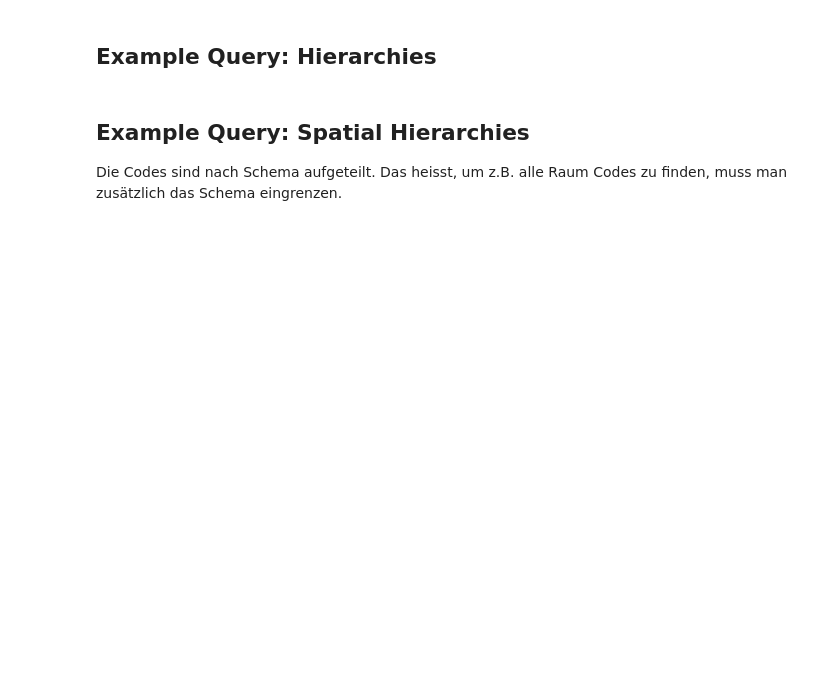
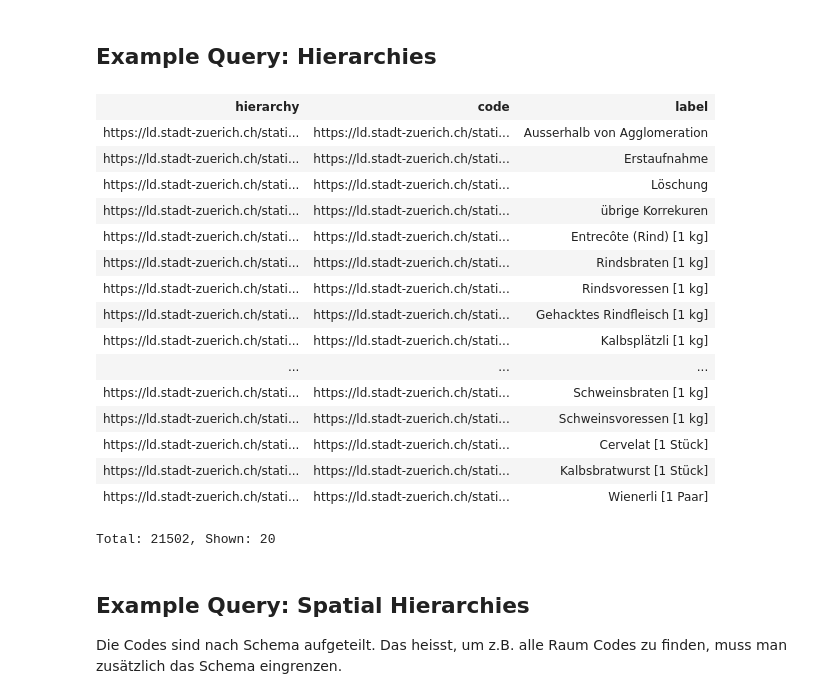
Before and after one commit to StatistikStadtZuerich/documentation, a Jupyter notebook: LOSD_Manual_of_Statistik_Stadt_Zurich.ipynb, the cells around one changed output. Saved outputs shown, nothing was run; the diff lists cells and outputs as text; code cells hidden in the pictures; blank space fills up the shorter version.

```diff
--- a/LOSD_Manual_of_Statistik_Stadt_Zurich.ipynb
+++ b/LOSD_Manual_of_Statistik_Stadt_Zurich.ipynb
@@ -432,24 +682,37 @@ ORDER BY ?codeIRI
 # %% [markdown]
 ## Example Query: Hierarchies
 # %%
-BASE <https://ld.stadt-zuerich.ch/statistics/>
 PREFIX qb: <http://purl.org/linked-data/cube#>
 PREFIX skos: <http://www.w3.org/2004/02/skos/core#>
 PREFIX rdfs: <http://www.w3.org/2000/01/rdf-schema#>
-PREFIX rdf: <http://www.w3.org/1999/02/22-rdf-syntax-ns#>
 
-SELECT ?hierarchy ?code ?label WHERE{
-    #Die Codes haben den Typ "Concept" des RFD Data Cube Modells
-    ?codeIRI a skos:Concept;
+SELECT ?hierarchy ?code ?label
+FROM <https://linked.opendata.swiss/graph/zh/statistics>
+WHERE{
+    ?code a skos:Concept;
         rdfs:label ?label;
-        skos:broader ?hierarchyIRI.
-
-    #Der Anschaulichkeit halber werden die PREFIXes nicht angezeigt
-    BIND(STRAFTER(STR(?codeIRI), STR(<code/>)) AS ?code).
-    BIND(STRAFTER(STR(?hierarchyIRI), STR(<code/>)) AS ?hierarchy).
+        skos:broader ?hierarchy.
 }
 GROUP BY ?hierarchy ?code ?label
 ORDER BY ?code
+# %% [output]
+| hierarchy | code | label |
+| https://ld.stadt-zuerich.ch/stati... | https://ld.stadt-zuerich.ch/stati... | Ausserhalb von Agglomeration |
+| https://ld.stadt-zuerich.ch/stati... | https://ld.stadt-zuerich.ch/stati... | Erstaufnahme |
+| https://ld.stadt-zuerich.ch/stati... | https://ld.stadt-zuerich.ch/stati... | Löschung |
+| https://ld.stadt-zuerich.ch/stati... | https://ld.stadt-zuerich.ch/stati... | übrige Korrekuren |
+| https://ld.stadt-zuerich.ch/stati... | https://ld.stadt-zuerich.ch/stati... | Entrecôte (Rind) [1 kg] |
+| https://ld.stadt-zuerich.ch/stati... | https://ld.stadt-zuerich.ch/stati... | Rindsbraten [1 kg] |
+| https://ld.stadt-zuerich.ch/stati... | https://ld.stadt-zuerich.ch/stati... | Rindsvoressen [1 kg] |
+| https://ld.stadt-zuerich.ch/stati... | https://ld.stadt-zuerich.ch/stati... | Gehacktes Rindfleisch [1 kg] |
+| https://ld.stadt-zuerich.ch/stati... | https://ld.stadt-zuerich.ch/stati... | Kalbsplätzli [1 kg] |
+| ... | ... | ... |
+| https://ld.stadt-zuerich.ch/stati... | https://ld.stadt-zuerich.ch/stati... | Schweinsbraten [1 kg] |
+| https://ld.stadt-zuerich.ch/stati... | https://ld.stadt-zuerich.ch/stati... | Schweinsvoressen [1 kg] |
+| https://ld.stadt-zuerich.ch/stati... | https://ld.stadt-zuerich.ch/stati... | Cervelat [1 Stück] |
+| https://ld.stadt-zuerich.ch/stati... | https://ld.stadt-zuerich.ch/stati... | Kalbsbratwurst [1 Stück] |
+| https://ld.stadt-zuerich.ch/stati... | https://ld.stadt-zuerich.ch/stati... | Wienerli [1 Paar] |
+Total: 21502, Shown: 20
 # %% [markdown]
 ## Example Query: Spatial Hierarchies
 Die Codes sind nach Schema aufgeteilt. Das heisst, um z.B. alle Raum Codes zu finden, muss man zusätzlich das Schema eingrenzen.
```
Also changed, not shown: parts of 73 cells of this notebook.
